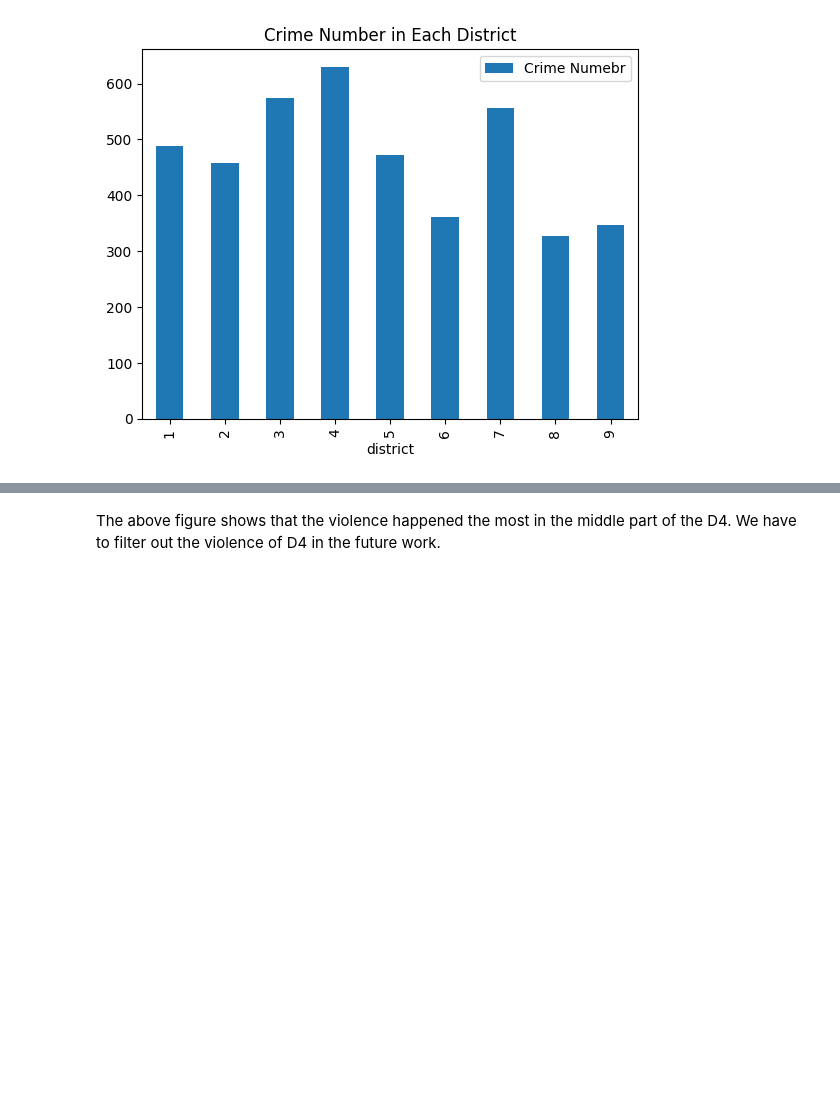
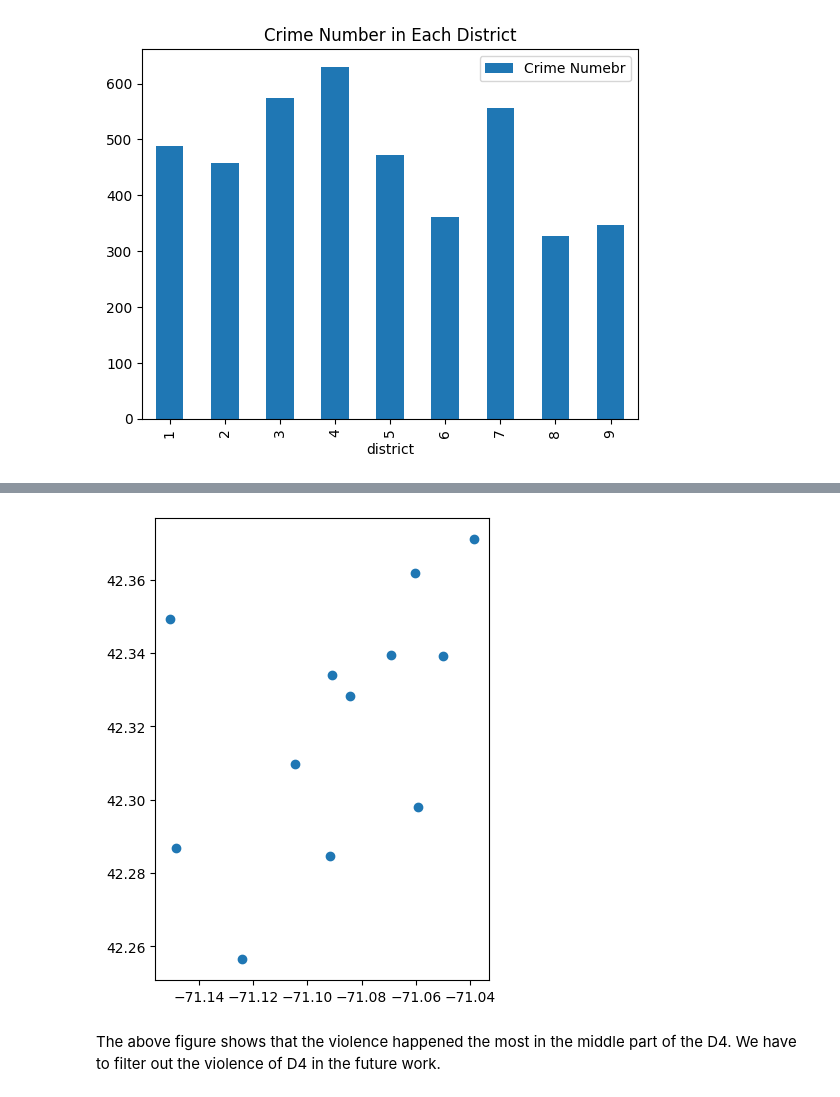
Before and after one commit to BU-Spark/ds-councilor-worrell-gun-violence, a Jupyter notebook: spring23-team-2/deliverables/deliverables 2/pattern-1.ipynb, the cells around one changed output, grey strips where cells are left out. Cells and saved outputs as stored; diff of their text form; code cells hidden in the pictures; blank space fills up the shorter version.

```diff
--- a/spring23-team-2/deliverables/deliverables 2/pattern-1.ipynb
+++ b/spring23-team-2/deliverables/deliverables 2/pattern-1.ipynb
@@ -208,3 +260,9 @@ plt.show()
+# %%
+p_geo = gpd.read_file('../../data/Boston_Police_Stations.geojson')
+p_geo.plot(figsize=(6, 6))
+plt.show()
+# %% [output]
+[figure, added]
 # %% [markdown]
 The above figure shows that the violence happened the most in the middle part of the D4. We have to filter out the
 violence of D4 in the future work.
```
Also changed, not shown: parts of 8 cells of this notebook.
